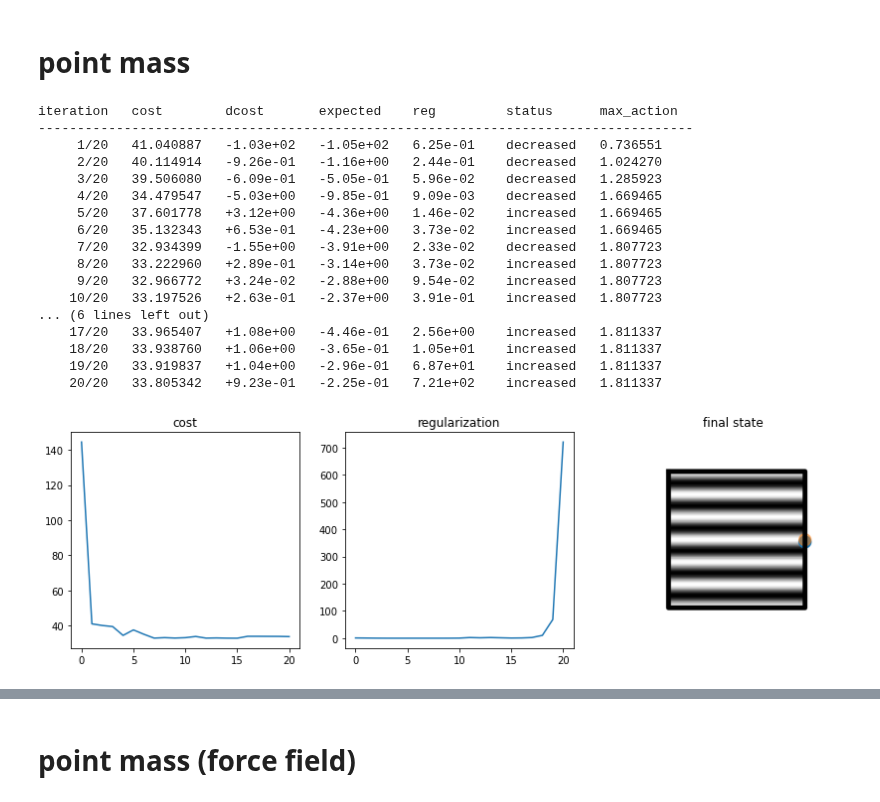
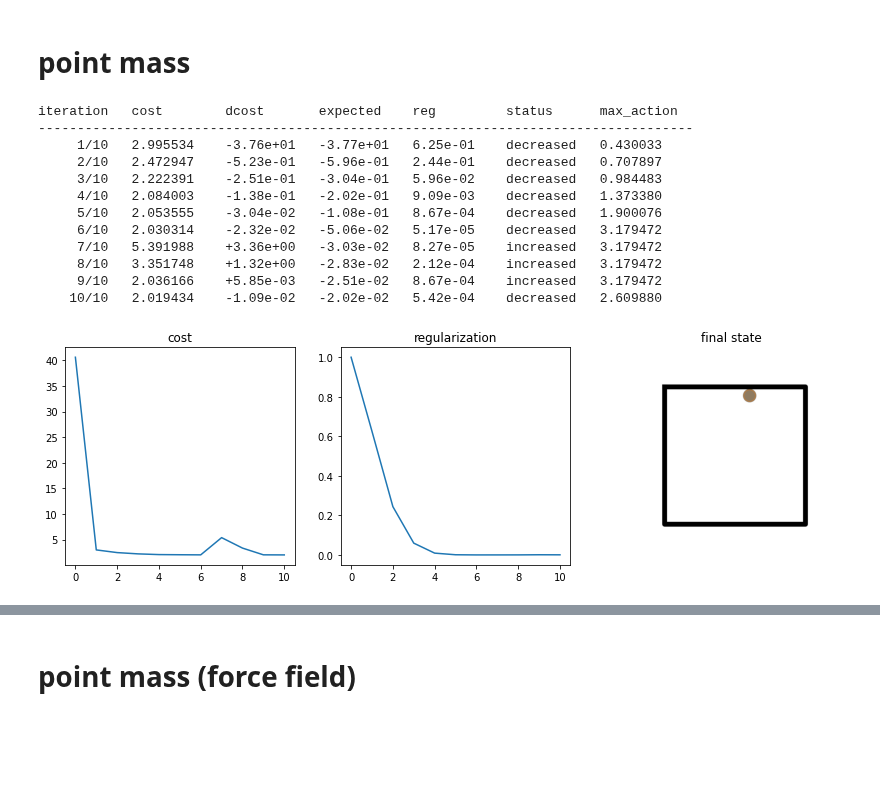
Before and after one commit to richard-warren/rl_sandbox, a Jupyter notebook: ilqr_demo.ipynb, the cells around one changed output, grey strips where cells are left out. Cells and saved outputs as stored; diff of their text form; code cells hidden in the pictures; blank space fills up the shorter version.

```diff
--- a/ilqr_demo.ipynb
+++ b/ilqr_demo.ipynb
@@ -43,33 +145,26 @@ def display_video(frames, framerate=30):
 # point mass
 # %%
 # run ilqr
-env = PointMass(field_wgt=2e-1, field_freq=6, initial_state=(-.25,0,0,0))
-env.target = np.array((.5,0))
-
-actions, history = iLQR(env, iterations=20, reg=1, verbose=True)
+env = PointMass()
+actions, history = iLQR(env, iterations=10, reg=1, verbose=True)
 ax = plt.subplots(1, 3, figsize=(14,4))[1];
 ax[0].plot(history['cost']); ax[0].set_title('cost');
 ax[1].plot(history['reg']);  ax[1].set_title('regularization');
 ax[2].set_title('final state'); env.show();
 # %% [output]
 iteration   cost        dcost       expected    reg         status      max_action
 ------------------------------------------------------------------------------------
-     1/20   41.040887   -1.03e+02   -1.05e+02   6.25e-01    decreased   0.736551
-     2/20   40.114914   -9.26e-01   -1.16e+00   2.44e-01    decreased   1.024270
-     3/20   39.506080   -6.09e-01   -5.05e-01   5.96e-02    decreased   1.285923
-     4/20   34.479547   -5.03e+00   -9.85e-01   9.09e-03    decreased   1.669465
-     5/20   37.601778   +3.12e+00   -4.36e+00   1.46e-02    increased   1.669465
-     6/20   35.132343   +6.53e-01   -4.23e+00   3.73e-02    increased   1.669465
-     7/20   32.934399   -1.55e+00   -3.91e+00   2.33e-02    decreased   1.807723
-     8/20   33.222960   +2.89e-01   -3.14e+00   3.73e-02    increased   1.807723
-     9/20   32.966772   +3.24e-02   -2.88e+00   9.54e-02    increased   1.807723
-    10/20   33.197526   +2.63e-01   -2.37e+00   3.91e-01    increased   1.807723
-... (6 lines left out)
-    17/20   33.965407   +1.08e+00   -4.46e-01   2.56e+00    increased   1.811337
-    18/20   33.938760   +1.06e+00   -3.65e-01   1.05e+01    increased   1.811337
-    19/20   33.919837   +1.04e+00   -2.96e-01   6.87e+01    increased   1.811337
-    20/20   33.805342   +9.23e-01   -2.25e-01   7.21e+02    increased   1.811337
+     1/10   2.995534    -3.76e+01   -3.77e+01   6.25e-01    decreased   0.430033
+     2/10   2.472947    -5.23e-01   -5.96e-01   2.44e-01    decreased   0.707897
+     3/10   2.222391    -2.51e-01   -3.04e-01   5.96e-02    decreased   0.984483
+     4/10   2.084003    -1.38e-01   -2.02e-01   9.09e-03    decreased   1.373380
+     5/10   2.053555    -3.04e-02   -1.08e-01   8.67e-04    decreased   1.900076
+     6/10   2.030314    -2.32e-02   -5.06e-02   5.17e-05    decreased   3.179472
+     7/10   5.391988    +3.36e+00   -3.03e-02   8.27e-05    increased   3.179472
+     8/10   3.351748    +1.32e+00   -2.83e-02   2.12e-04    increased   3.179472
+     9/10   2.036166    +5.85e-03   -2.51e-02   8.67e-04    increased   3.179472
+    10/10   2.019434    -1.09e-02   -2.02e-02   5.42e-04    decreased   2.609880
-[figure, old version]
+[figure, new version]
 # %%
 # show video
 env.reset(reset_target=False)
```
Also changed, not shown: parts of 5 cells of this notebook, 8 other files.
